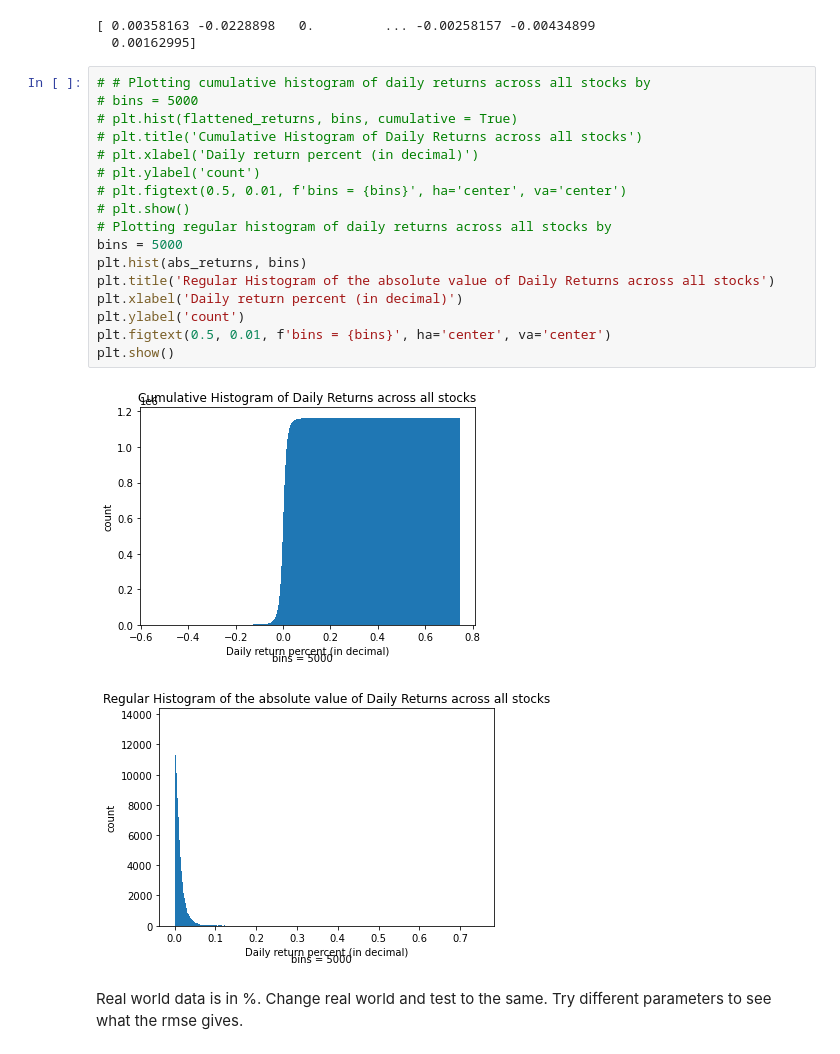
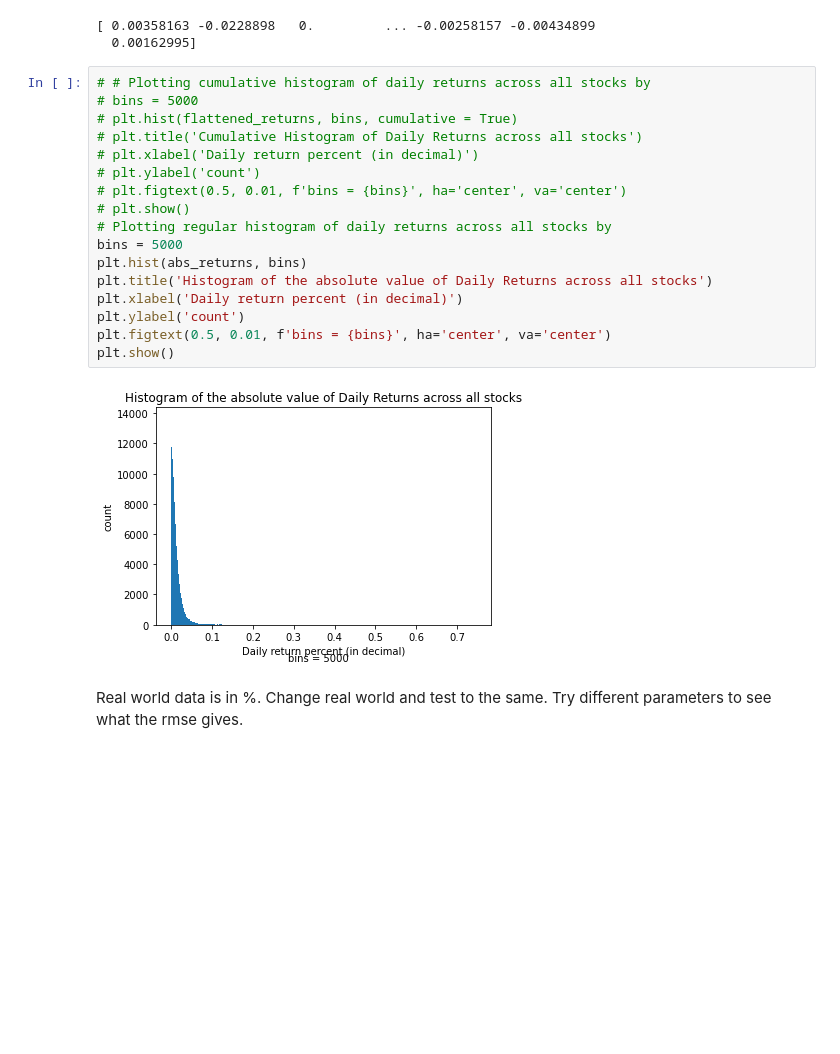
Before and after one commit to ymakoni/PCS_Financial_Market_ABM, a Jupyter notebook: gridsearch.ipynb, the cells around one changed output. Cells and saved outputs as stored; diff of their text form; blank space fills up the shorter version.

```diff
--- a/gridsearch.ipynb
+++ b/gridsearch.ipynb
@@ -204,23 +204,22 @@ abs_returns = abs(flattened_returns)
 # %%
 # # Plotting cumulative histogram of daily returns across all stocks by
 # bins = 5000
 # plt.hist(flattened_returns, bins, cumulative = True)
 # plt.title('Cumulative Histogram of Daily Returns across all stocks')
 # plt.xlabel('Daily return percent (in decimal)')
 # plt.ylabel('count')
 # plt.figtext(0.5, 0.01, f'bins = {bins}', ha='center', va='center')
 # plt.show()
 # Plotting regular histogram of daily returns across all stocks by
 bins = 5000
 plt.hist(abs_returns, bins)
-plt.title('Regular Histogram of the absolute value of Daily Returns across all stocks')
+plt.title('Histogram of the absolute value of Daily Returns across all stocks')
 plt.xlabel('Daily return percent (in decimal)')
 plt.ylabel('count')
 plt.figtext(0.5, 0.01, f'bins = {bins}', ha='center', va='center')
 plt.show()
 # %% [output]
-[figure, old version]
+[figure, new version]
-[figure, removed]
 # %% [markdown]
 Real world data is in %. Change real world and test to the same.
 Try different parameters to see what the rmse gives.
```
Also changed, not shown: parts of 1 cell of this notebook.
